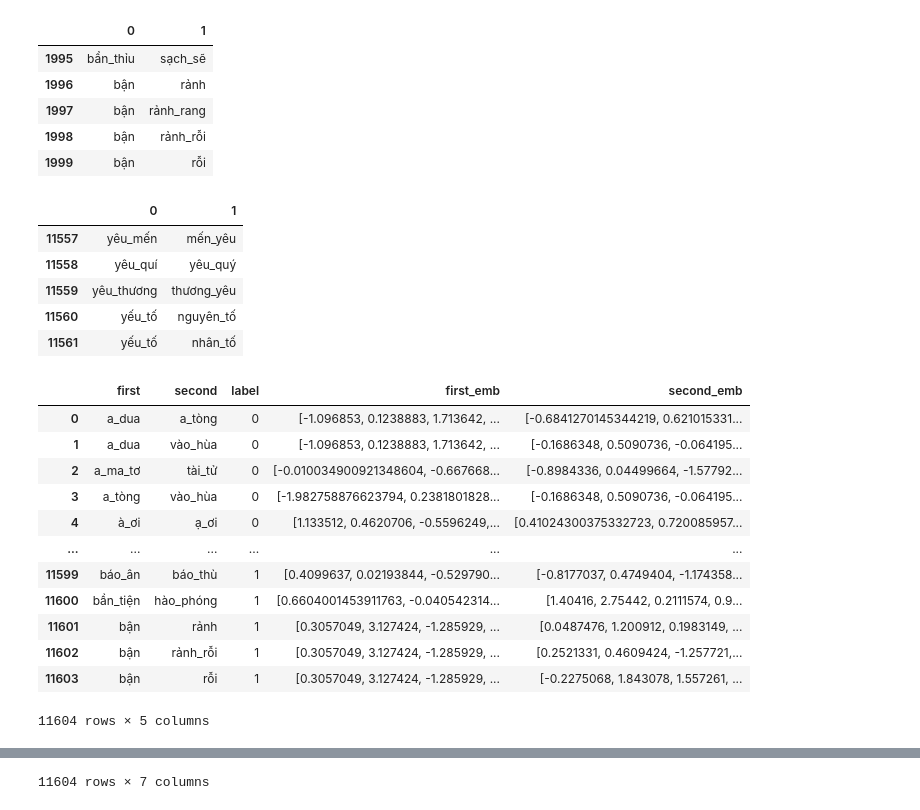
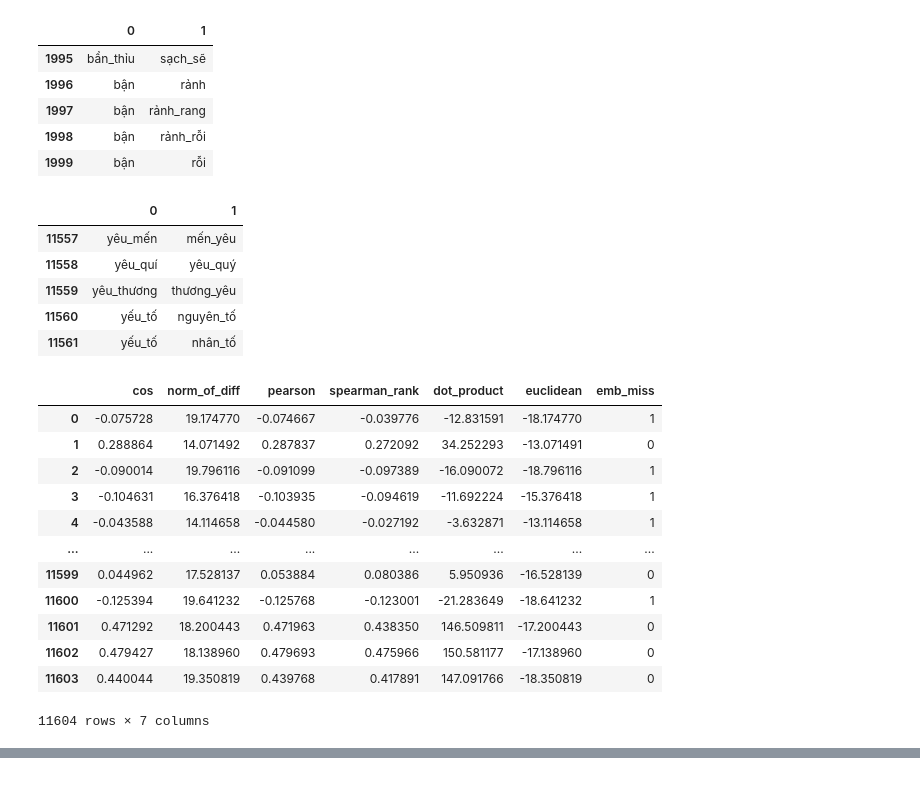
Before and after one commit to superkink3124/Word-Similarity, a Jupyter notebook: task/task3.ipynb, the cells around one changed output, grey strips where cells are left out. Cells and saved outputs as stored; diff of their text form; code cells hidden in the pictures.

```diff
--- a/task/task3.ipynb
+++ b/task/task3.ipynb
@@ -60,21 +92,7 @@ test_data = pd.concat([p1, p2, p3])
 test_data['label'] = test_data.apply(lambda row: 1 if row['Relation'] == 'ANT' else 0, axis=1)
 test_data = test_data.reset_index().drop(columns = ['Relation', 'index'])
 display(test_data)
-test_features = test_data.copy()
-
-test_features['first_emb'] = test_features.apply(lambda row: get_emb(row['Word1']), axis=1)
-test_features['second_emb'] = test_features.apply(lambda row: get_emb(row['Word2']), axis=1)
-
-test_features['cos'] = test_features.apply(lambda row: 1 - spatial.distance.cosine(row['first_emb'], row['second_emb']), axis=1)
-test_features['norm_of_diff'] = test_features.apply(lambda row: np.linalg.norm(row['first_emb'] - row['second_emb']), axis=1)
-test_features['pearson'] = test_features.apply(lambda row: pearson(row['first_emb'], row['second_emb']), axis=1)
-test_features['spearman_rank'] = test_features.apply(lambda row: spearman_rank(row['first_emb'], row['second_emb']), axis=1)
-test_features['dot_product'] = test_features.apply(lambda row: dot_product(row['first_emb'], row['second_emb']), axis=1)
-test_features['euclidean'] = test_features.apply(lambda row: euclidean(row['first_emb'], row['second_emb']), axis=1)
-
-test_features['emb_miss'] = test_features.apply(lambda row: 0 if (row['Word1'] in word2vec and row['Word2'] in word2vec) else 1, axis=1)
-
-X_test = test_features.drop(columns = ['Word1', 'Word2', 'first_emb', 'second_emb', 'label'])
+X_test = make_feature(test_data)
 y_test = np.array(test_features['label'].astype(np.int32)).reshape((-1, ))
 X_test
 # %% [output]
@@ -120,62 +125,45 @@ def euclidean(e1, e2):
 # %%
 
-# load train data and remove leakage data
-
+#load train data
 anto = pd.read_table("../antonym-synonym set/Antonym_vietnamese.txt", sep=" ", header=None)
 syn = pd.read_table("../antonym-synonym set/Synonym_vietnamese.txt", sep=" ", header=None)
 display(anto.tail())
 display(syn.tail())
 anto["label"] = 1
 syn["label"] = 0
 data = pd.concat([syn, anto])
-data.columns = ["first", "second", "label"]
+data.columns = ["Word1", "Word2", "label"]
 
-data = data[~data.set_index(['first','second']).index.isin(test_features.set_index(['Word1','Word2']).index)].reset_index().drop(columns="index")
+# REMOVE LEAKAGE DATA
+data = data[~data.set_index(['Word1','Word2']).index.isin(test_features.set_index(['Word1','Word2']).index)].reset_index().drop(columns="index")
 
-features = data.copy()
-features['first_emb'] = features.apply(lambda row: get_emb(row['first']), axis=1)
-features['second_emb'] = features.apply(lambda row: get_emb(row['second']), axis=1)
-
-# features = features[features['first_emb'] != "missing"]
-# features = features[features['second_emb'] != "missing"]
-
-display(features)
-
-features['cos'] = features.apply(lambda row: 1 - spatial.distance.cosine(row['first_emb'], row['second_emb']), axis=1)
-features['norm_of_diff'] = features.apply(lambda row: np.linalg.norm(row['first_emb'] - row['second_emb']), axis=1)
-features['pearson'] = features.apply(lambda row: pearson(row['first_emb'], row['second_emb']), axis=1)
-features['spearman_rank'] = features.apply(lambda row: spearman_rank(row['first_emb'], row['second_emb']), axis=1)
-features['dot_product'] = features.apply(lambda row: dot_product(row['first_emb'], row['second_emb']), axis=1)
-features['euclidean'] = features.apply(lambda row: euclidean(row['first_emb'], row['second_emb']), axis=1)
-features['emb_miss'] = features.apply(lambda row: 0 if (row['first'] in word2vec and row['second'] in word2vec) else 1, axis=1)
-
-X = features.drop(columns = ['first', 'second', 'first_emb', 'second_emb', 'label'])
+X = make_feature(data)
 y = np.array(features['label'].astype(np.int32)).reshape((-1, ))
 
 display(X)
 # %% [output]
 |  | 0 | 1 |
 | 1995 | bẩn_thỉu | sạch_sẽ |
 | 1996 | bận | rảnh |
 | 1997 | bận | rảnh_rang |
 | 1998 | bận | rảnh_rỗi |
 | 1999 | bận | rỗi |
 |  | 0 | 1 |
 | 11557 | yêu_mến | mến_yêu |
 | 11558 | yêu_quí | yêu_quý |
 | 11559 | yêu_thương | thương_yêu |
 | 11560 | yếu_tố | nguyên_tố |
 | 11561 | yếu_tố | nhân_tố |
-|  | first | second | label | first_emb | second_emb |
-| 0 | a_dua | a_tòng | 0 | [-1.096853, 0.1238883, 1.713642, ... | [-0.6841270145344219, 0.621015331... |
-| 1 | a_dua | vào_hùa | 0 | [-1.096853, 0.1238883, 1.713642, ... | [-0.1686348, 0.5090736, -0.064195... |
-| 2 | a_ma_tơ | tài_tử | 0 | [-0.010034900921348604, -0.667668... | [-0.8984336, 0.04499664, -1.57792... |
-| 3 | a_tòng | vào_hùa | 0 | [-1.982758876623794, 0.2381801828... | [-0.1686348, 0.5090736, -0.064195... |
-| 4 | à_ơi | ạ_ơi | 0 | [1.133512, 0.4620706, -0.5596249,... | [0.41024300375332723, 0.720085957... |
-| ... | ... | ... | ... | ... | ... |
-| 11599 | báo_ân | báo_thù | 1 | [0.4099637, 0.02193844, -0.529790... | [-0.8177037, 0.4749404, -1.174358... |
-| 11600 | bần_tiện | hào_phóng | 1 | [0.6604001453911763, -0.040542314... | [1.40416, 2.75442, 0.2111574, 0.9... |
-| 11601 | bận | rảnh | 1 | [0.3057049, 3.127424, -1.285929, ... | [0.0487476, 1.200912, 0.1983149, ... |
-| 11602 | bận | rảnh_rỗi | 1 | [0.3057049, 3.127424, -1.285929, ... | [0.2521331, 0.4609424, -1.257721,... |
-| 11603 | bận | rỗi | 1 | [0.3057049, 3.127424, -1.285929, ... | [-0.2275068, 1.843078, 1.557261, ... |
+|  | cos | norm_of_diff | pearson | spearman_rank | dot_product | euclidean | emb_miss |
+| 0 | -0.075728 | 19.174770 | -0.074667 | -0.039776 | -12.831591 | -18.174770 | 1 |
+| 1 | 0.288864 | 14.071492 | 0.287837 | 0.272092 | 34.252293 | -13.071491 | 0 |
+| 2 | -0.090014 | 19.796116 | -0.091099 | -0.097389 | -16.090072 | -18.796116 | 1 |
+| 3 | -0.104631 | 16.376418 | -0.103935 | -0.094619 | -11.692224 | -15.376418 | 1 |
+| 4 | -0.043588 | 14.114658 | -0.044580 | -0.027192 | -3.632871 | -13.114658 | 1 |
+| ... | ... | ... | ... | ... | ... | ... | ... |
+| 11599 | 0.044962 | 17.528137 | 0.053884 | 0.080386 | 5.950936 | -16.528139 | 0 |
+| 11600 | -0.125394 | 19.641232 | -0.125768 | -0.123001 | -21.283649 | -18.641232 | 1 |
+| 11601 | 0.471292 | 18.200443 | 0.471963 | 0.438350 | 146.509811 | -17.200443 | 0 |
+| 11602 | 0.479427 | 18.138960 | 0.479693 | 0.475966 | 150.581177 | -17.138960 | 0 |
+| 11603 | 0.440044 | 19.350819 | 0.439768 | 0.417891 | 147.091766 | -18.350819 | 0 |
-11604 rows × 5 columns
+11604 rows × 7 columns
@@ -194,4 +170,3 @@ display(X)
-11604 rows × 7 columns
 # %%
 from sklearn.linear_model import *
 from sklearn.model_selection import KFold, StratifiedKFold, cross_val_score
```
Also changed, not shown: parts of 10 cells of this notebook.
